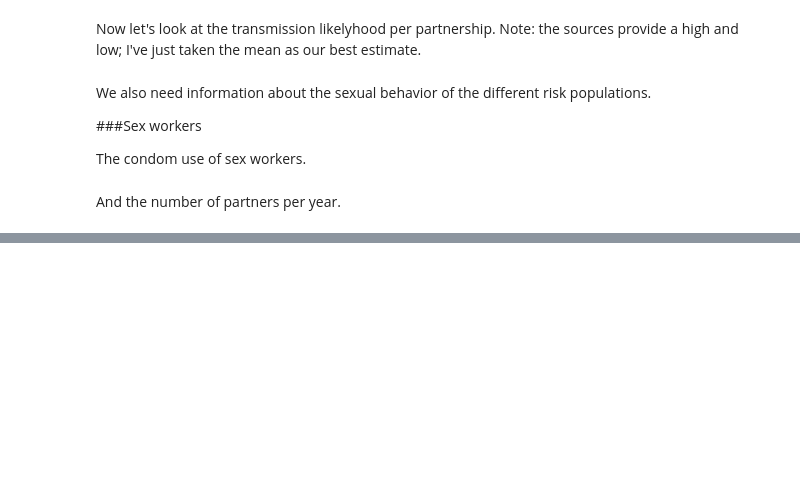
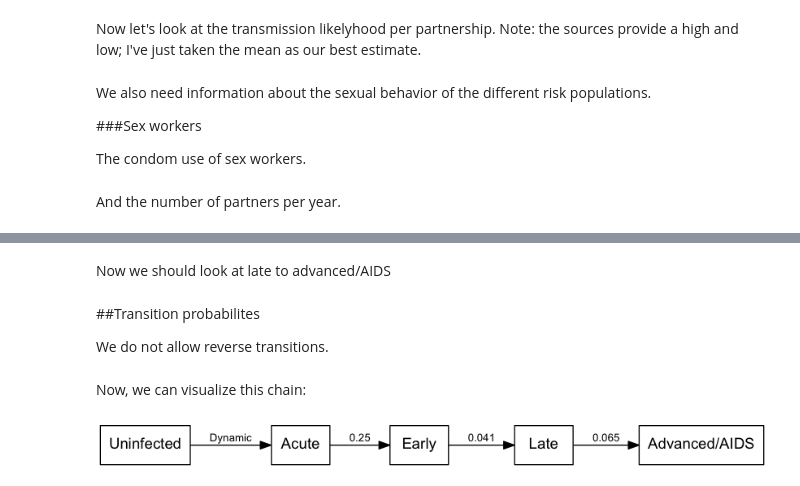
Before and after one commit to alexgoodell/limsa, a Jupyter notebook: Limsa.ipynb, the cells around one changed output, grey strips where cells are left out. Saved outputs shown, nothing was run; the diff lists cells and outputs as text; code cells hidden in the pictures; blank space fills up the shorter version.

```diff
--- a/Limsa.ipynb
+++ b/Limsa.ipynb
@@ -945,0 +1125,2 @@ save(csw_number_of_partners_per_year)
+# %% [markdown]
+Now we should look at late to advanced/AIDS
@@ -945,0 +1139,4 @@ save(csw_number_of_partners_per_year)
+# %% [markdown]
+##Transition probabilites
+
+We do not allow reverse transitions.
@@ -945,0 +1192,8 @@ save(csw_number_of_partners_per_year)
+# %% [markdown]
+Now, we can visualize this chain:
+# %%
+link_tps_to_chains()
+visualize_chain(hiv_disease_chain)
+Image(filename='file.png')
+# %% [output]
+[figure, added]
```
Also changed, not shown: parts of 25 cells of this notebook, 5 other files.
